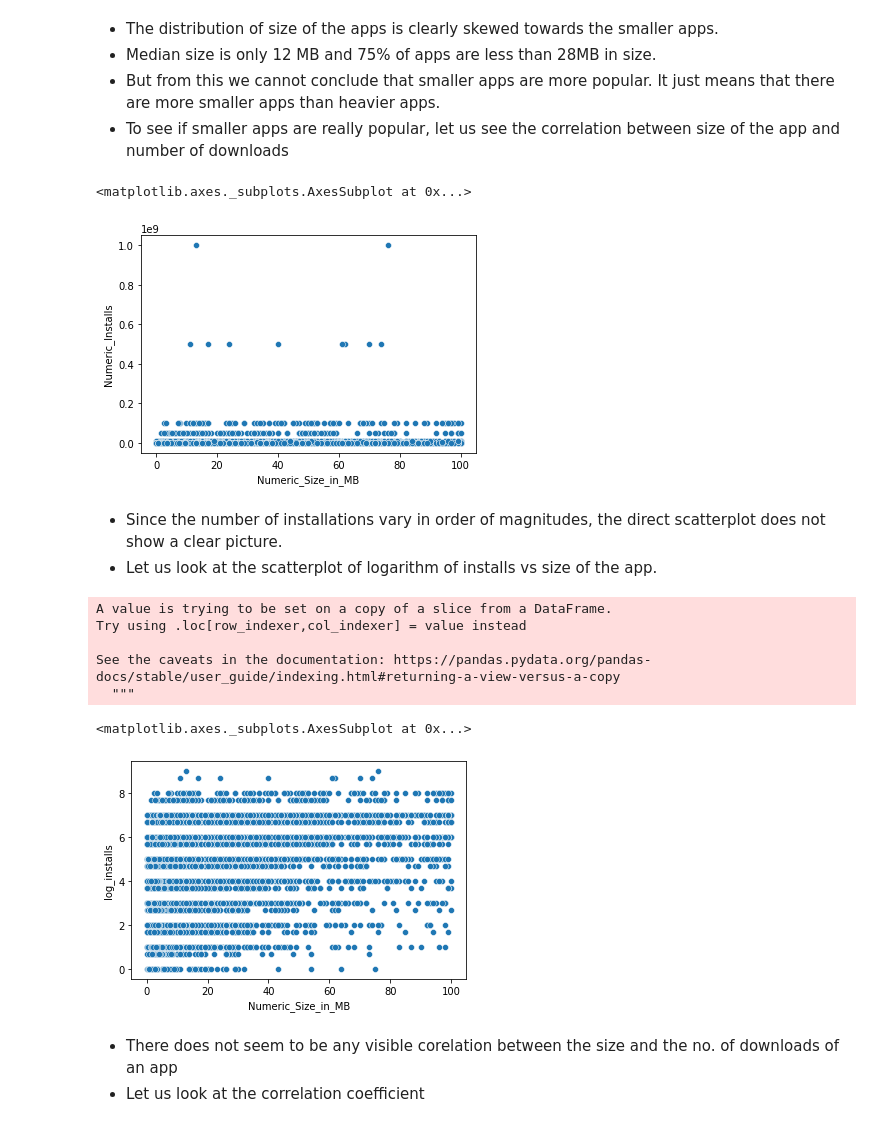
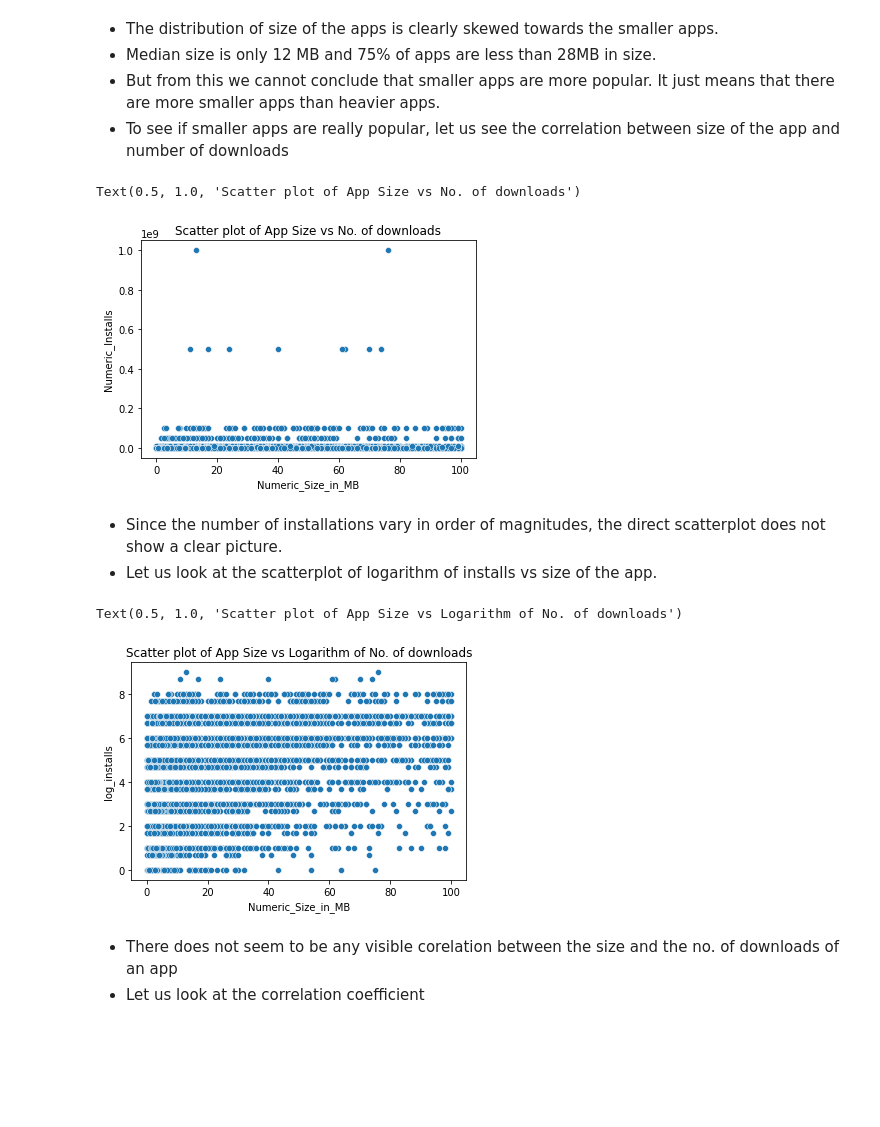
Before and after one commit to Nandeesh-U/EDA_google_play_store_app_data, a Jupyter notebook: Team_Notebook_EDA_CAPSTONE.ipynb, the cells around one changed output. Cells and saved outputs as stored; diff of their text form; code cells hidden in the pictures; blank space fills up the shorter version.

```diff
--- a/Team_Notebook_EDA_CAPSTONE.ipynb
+++ b/Team_Notebook_EDA_CAPSTONE.ipynb
@@ -852,29 +862,26 @@ Name: Numeric_Size_in_MB, dtype: float64
 # %%
 # Scatter plot of downloads vs the size of the app in MB
 sns.scatterplot(data=app_df, x = 'Numeric_Size_in_MB', y='Numeric_Installs')
+plt.title('Scatter plot of App Size vs No. of downloads')
 # %% [output]
-<matplotlib.axes._subplots.AxesSubplot at 0x...>
+Text(0.5, 1.0, 'Scatter plot of App Size vs No. of downloads')
-[figure, old version]
+[figure, new version]
 # %% [markdown]
 * Since the number of installations vary in order of magnitudes, the direct scatterplot does not show a clear picture.
 * Let us look at the scatterplot of logarithm of installs vs size of the app.
 # %%
 # Dropping the instances whose number of installs is 0 so that we can apply the logarithm
 app_df=app_df[app_df['Numeric_Installs']>0]
 
 # Applying the log10 function
 app_df['log_installs'] = app_df['Numeric_Installs'].apply(lambda x: math.log10(x))
 
 #Scatterplot of log(installs) vs size of the app
 sns.scatterplot(data=app_df, x = 'Numeric_Size_in_MB', y='log_installs')
+plt.title('Scatter plot of App Size vs Logarithm of No. of downloads')
 # %% [output]
-A value is trying to be set on a copy of a slice from a DataFrame.
-Try using .loc[row_indexer,col_indexer] = value instead
-
-See the caveats in the documentation: https://pandas.pydata.org/pandas-docs/stable/user_guide/indexing.html#returning-a-view-versus-a-copy
-  """
+Text(0.5, 1.0, 'Scatter plot of App Size vs Logarithm of No. of downloads')
-<matplotlib.axes._subplots.AxesSubplot at 0x...>
-[figure, old version]
+[figure, new version]
 # %% [markdown]
 * There does not seem to be any visible corelation between the size and the no. of downloads of an app
 * Let us look at the correlation coefficient
```
Also changed, not shown: parts of 12 cells of this notebook.
